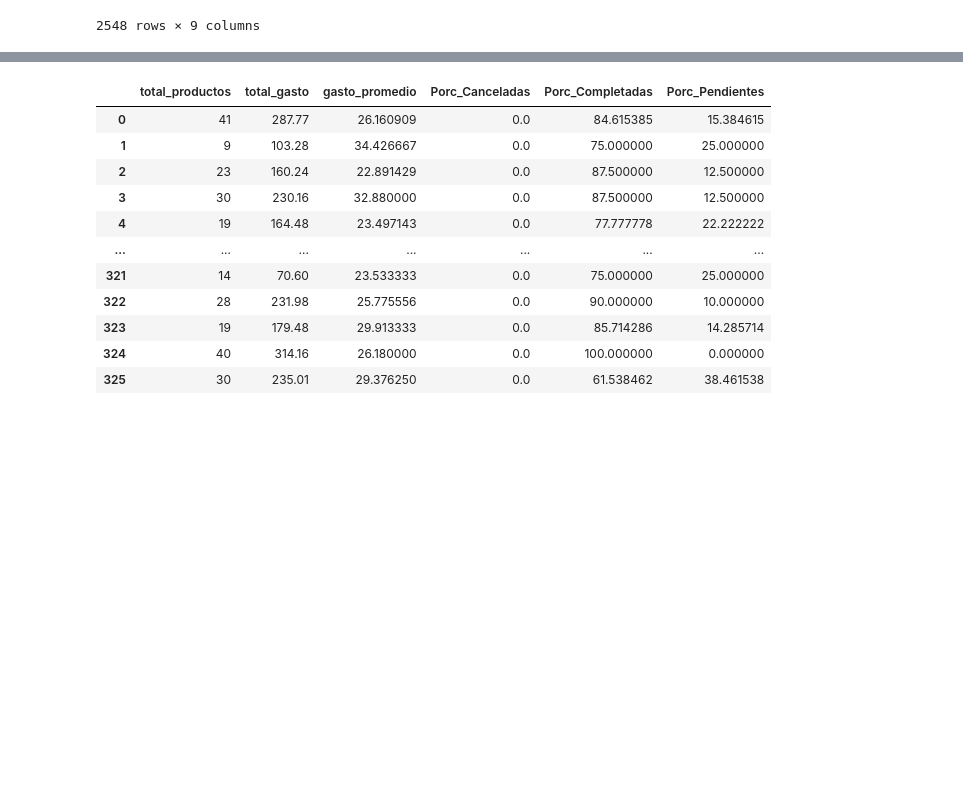
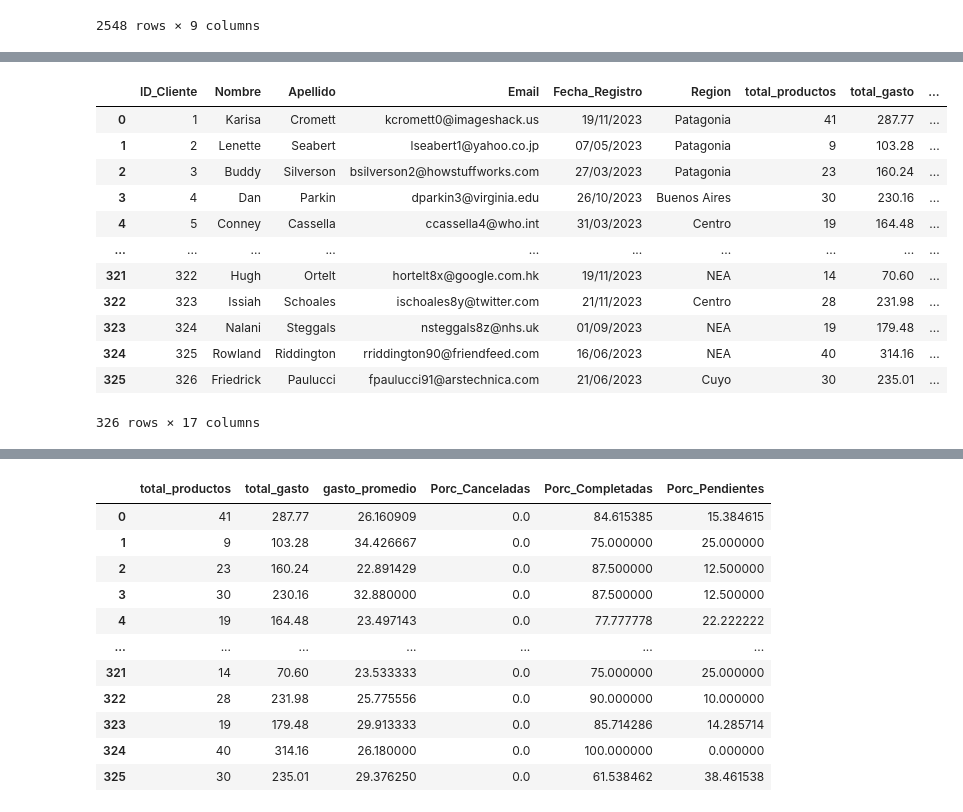
Before and after one commit to Polito9/Sales-Pattern-Analysis, a Jupyter notebook: notebooks/Clustering.ipynb, the cells around one changed output, grey strips where cells are left out. Saved outputs shown, nothing was run; the diff lists cells and outputs as text; code cells hidden in the pictures; blank space fills up the shorter version.

```diff
--- a/notebooks/Clustering.ipynb
+++ b/notebooks/Clustering.ipynb
@@ -369,6 +369,7 @@ fig.show()
 ## Estandarización y selección de columnas para cluster de clientes
 # %%
 clientes = pd.read_csv('../data_raw/clientes.csv')
+clientes = clientes.rename(columns={'Fecha_Resgistro': 'Fecha_Registro', 'Región': 'Region'})
 ventas = pd.read_csv('../data_raw/ventas.csv')
 # %%
 ventas_df = ventas.merge(resumen_productos[['ID_Producto', 'Precio_Unitario']], on='ID_Producto')
@@ -417,3 +461,21 @@ products_by_client
+# %%
+clientes_info = clientes.merge(products_by_client, on='ID_Cliente')
+
+clientes_info
+# %% [output]
+|  | ID_Cliente | Nombre | Apellido | Email | Fecha_Registro | Region | total_productos | total_gasto | ... |
+| 0 | 1 | Karisa | Cromett | kcromett0@imageshack.us | 19/11/2023 | Patagonia | 41 | 287.77 | ... |
+| 1 | 2 | Lenette | Seabert | lseabert1@yahoo.co.jp | 07/05/2023 | Patagonia | 9 | 103.28 | ... |
+| 2 | 3 | Buddy | Silverson | bsilverson2@howstuffworks.com | 27/03/2023 | Patagonia | 23 | 160.24 | ... |
+| 3 | 4 | Dan | Parkin | dparkin3@virginia.edu | 26/10/2023 | Buenos Aires | 30 | 230.16 | ... |
+| 4 | 5 | Conney | Cassella | ccassella4@who.int | 31/03/2023 | Centro | 19 | 164.48 | ... |
+| ... | ... | ... | ... | ... | ... | ... | ... | ... | ... |
+| 321 | 322 | Hugh | Ortelt | hortelt8x@google.com.hk | 19/11/2023 | NEA | 14 | 70.60 | ... |
+| 322 | 323 | Issiah | Schoales | ischoales8y@twitter.com | 21/11/2023 | Centro | 28 | 231.98 | ... |
+| 323 | 324 | Nalani | Steggals | nsteggals8z@nhs.uk | 01/09/2023 | NEA | 19 | 179.48 | ... |
+| 324 | 325 | Rowland | Riddington | rriddington90@friendfeed.com | 16/06/2023 | NEA | 40 | 314.16 | ... |
+| 325 | 326 | Friedrick | Paulucci | fpaulucci91@arstechnica.com | 21/06/2023 | Cuyo | 30 | 235.01 | ... |
+326 rows × 17 columns
 # %%
 products_by_client['Transacciones'] = products_by_client['Cancelada'] + products_by_client['Completa'] + products_by_client['Pendiente']
 
```
Also changed, not shown: parts of 5 cells of this notebook, 1 other file.
